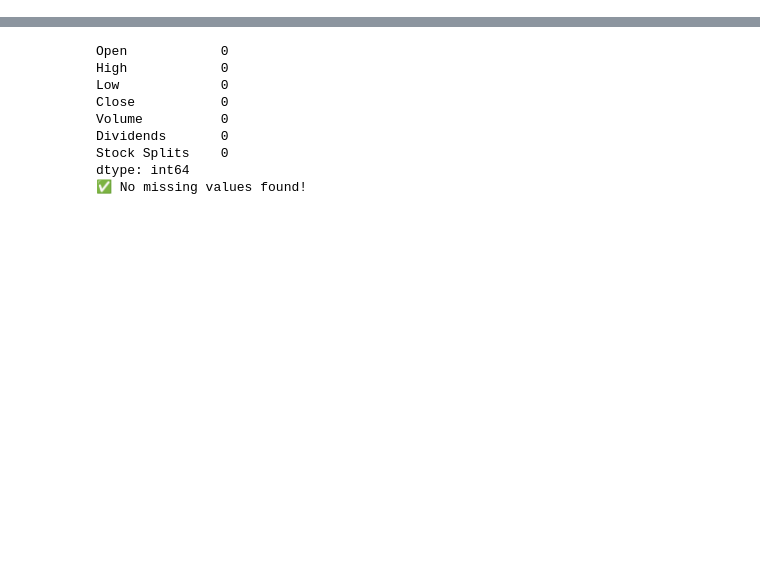
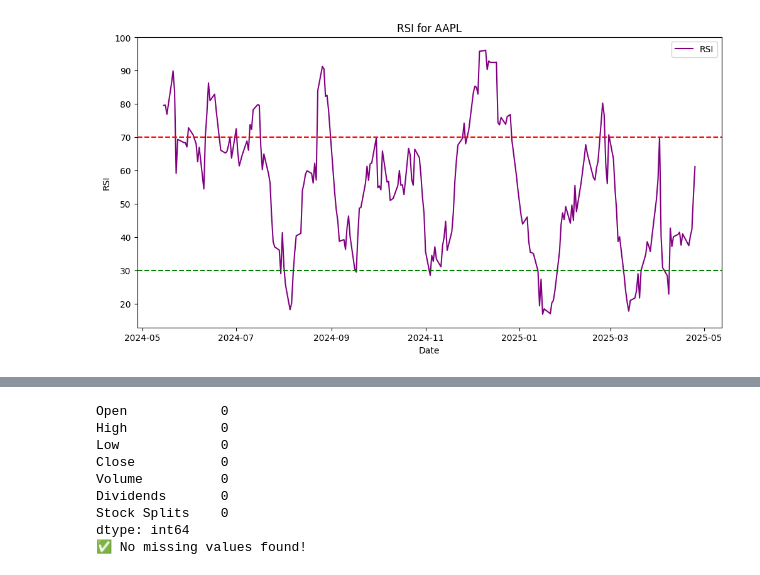
Before and after one commit to vaishnavichandran19121988/Projects-, a Jupyter notebook: Create YahooFinanceDashboard/yahoo_finance_stock_dashboard.ipynb, the cells around one changed output, grey strips where cells are left out. Cells and saved outputs as stored; diff of their text form; code cells hidden in the pictures; blank space fills up the shorter version.

```diff
--- a/Create YahooFinanceDashboard/yahoo_finance_stock_dashboard.ipynb
+++ b/Create YahooFinanceDashboard/yahoo_finance_stock_dashboard.ipynb
@@ -53,0 +211,35 @@ Stock data saved as AAPL_stock_data.csv
+# %%
+# 📈 Technical Indicator: RSI (Relative Strength Index)
+
+# Calculate the change
+delta = stock_data['Close'].diff()
+
+# Positive gains (up) and negative gains (down)
+gain = delta.where(delta > 0, 0)
+loss = -delta.where(delta < 0, 0)
+
+# Calculate the average gain and average loss
+avg_gain = gain.rolling(window=14).mean()
+avg_loss = loss.rolling(window=14).mean()
+
+# Calculate the RS (relative strength)
+rs = avg_gain / avg_loss
+
+# Calculate the RSI
+RSI = 100 - (100 / (1 + rs))
+
+# Add RSI to the dataframe
+stock_data['RSI'] = RSI
+
+# Plot the RSI
+plt.figure(figsize=(12,6))
+plt.plot(stock_data.index, stock_data['RSI'], label='RSI', color='purple')
+plt.title(f"RSI for {ticker_symbol}")
+plt.xlabel('Date')
+plt.ylabel('RSI')
+plt.axhline(70, color='red', linestyle='--')
+plt.axhline(30, color='green', linestyle='--')
+plt.legend()
+plt.show()
+# %% [output]
+[figure, added]
```
Also changed, not shown: parts of 15 cells of this notebook.
